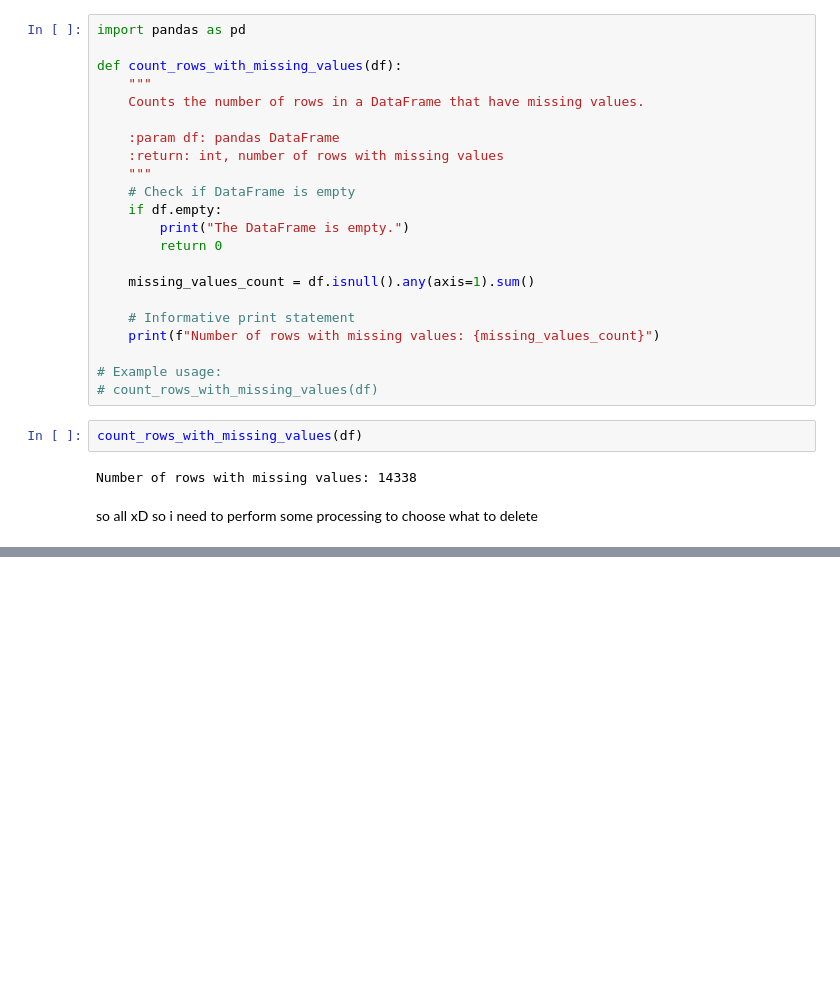
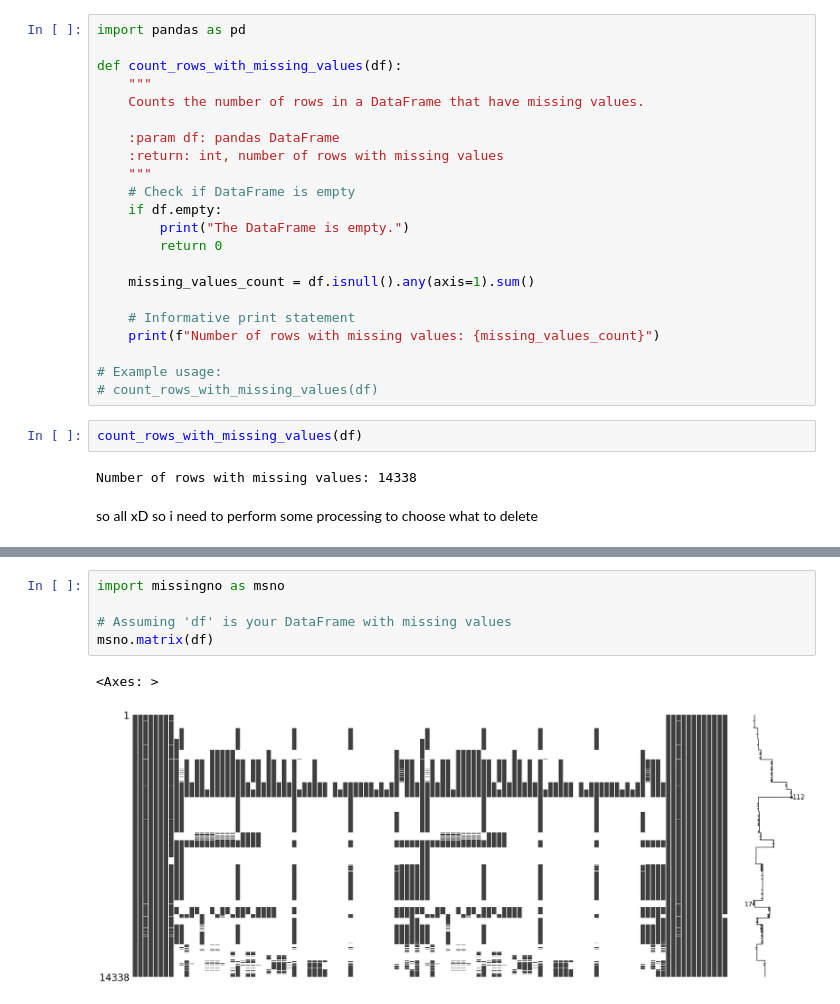
Before and after one commit to AdamPrzychodniPrivate/ml-poverty-prediction, a Jupyter notebook: pipeline/notebooks/2_EDA.ipynb, the cells around one changed output, grey strips where cells are left out. Saved outputs shown, nothing was run; the diff lists cells and outputs as text; blank space fills up the shorter version.

```diff
--- a/pipeline/notebooks/2_EDA.ipynb
+++ b/pipeline/notebooks/2_EDA.ipynb
@@ -390,0 +395,8 @@ so all xD so i need to perform some processing to choose what to delete
+# %%
+import missingno as msno
+
+# Assuming 'df' is your DataFrame with missing values
+msno.matrix(df)
+# %% [output]
+<Axes: >
+[figure, added]
```
Also changed, not shown: parts of 2 cells of this notebook.
